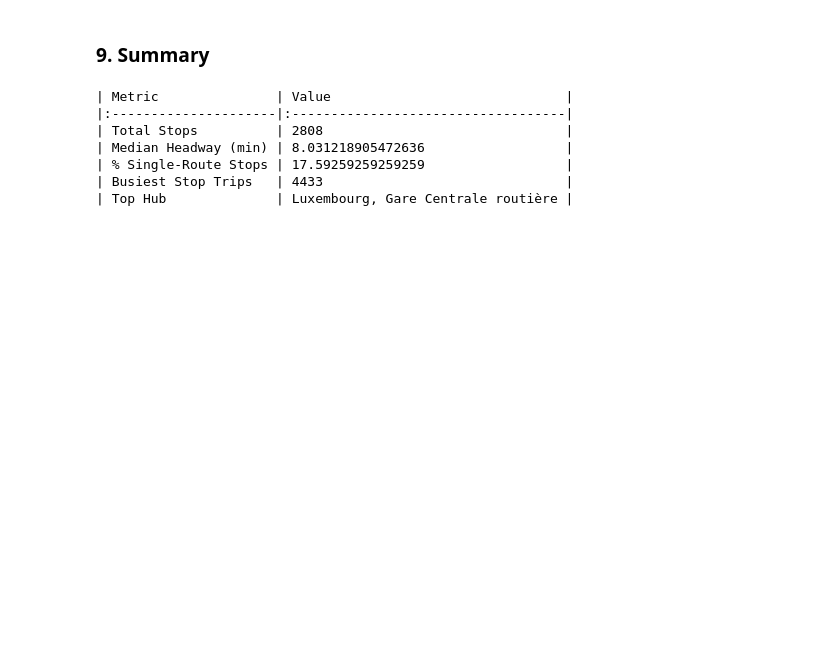
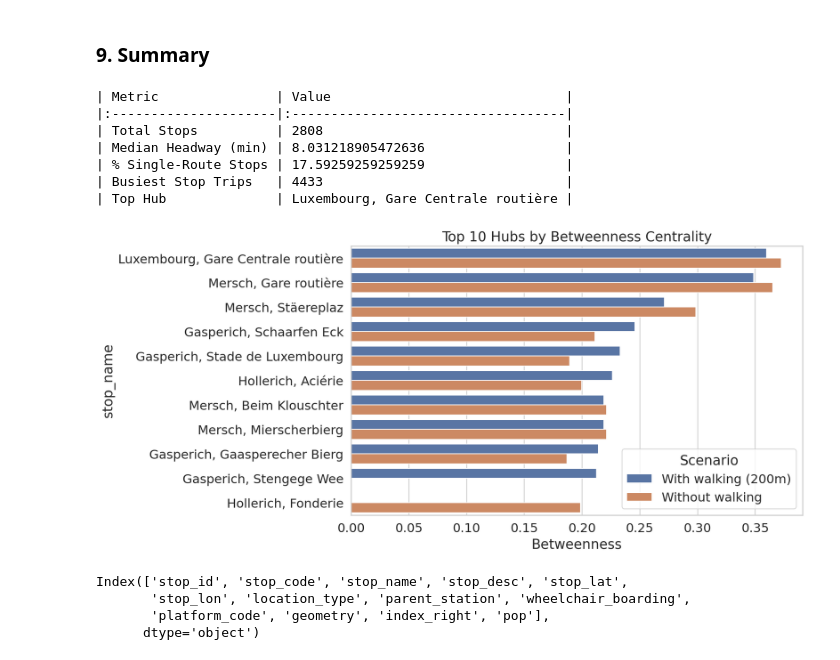
Before and after one commit to AminGhavami/Public_Transportation_Lux, a Jupyter notebook: notebooks/Lux_transport.ipynb, the cells around one changed output. Drawn from its saved outputs; the diff is of its cells as text; code cells hidden in the pictures; blank space fills up the shorter version.

```diff
--- a/notebooks/Lux_transport.ipynb
+++ b/notebooks/Lux_transport.ipynb
@@ -575,3 +575,30 @@ print(summary_df.to_markdown(index=False))
 | % Single-Route Stops | 17.59259259259259                  |
 | Busiest Stop Trips   | 4433                               |
 | Top Hub              | Luxembourg, Gare Centrale routière |
+# %%
+# 1. Hub comparison bar chart (save as hub_comparison_bar.png)
+import matplotlib.pyplot as plt
+import seaborn as sns
+sns.set(style="whitegrid", font_scale=1.4)
+
+top10_with    = hubs_G.head(10)[['stop_name', 'betweenness']].copy()
+top10_without = hubs_G_no.head(10)[['stop_name', 'betweenness']].copy()
+top10_with['Scenario']    = 'With walking (200m)'
+top10_without['Scenario'] = 'Without walking'
+df_plot = pd.concat([top10_with, top10_without])
+plt.figure(figsize=(10,6))
+sns.barplot(data=df_plot, x='betweenness', y='stop_name', hue='Scenario')
+plt.title('Top 10 Hubs by Betweenness Centrality')
+plt.xlabel('Betweenness')
+# plt.tight_layout()
+plt.savefig('hub_comparison_bar.png', dpi=300, bbox_inches='tight')
+plt.show()
+# %% [output]
+[figure, added]
+# %%
+print(stops_with_pop.columns)
+# %% [output]
+Index(['stop_id', 'stop_code', 'stop_name', 'stop_desc', 'stop_lat',
+       'stop_lon', 'location_type', 'parent_station', 'wheelchair_boarding',
+       'platform_code', 'geometry', 'index_right', 'pop'],
+      dtype='object')
```
Also changed, not shown: parts of 1 cell of this notebook.
